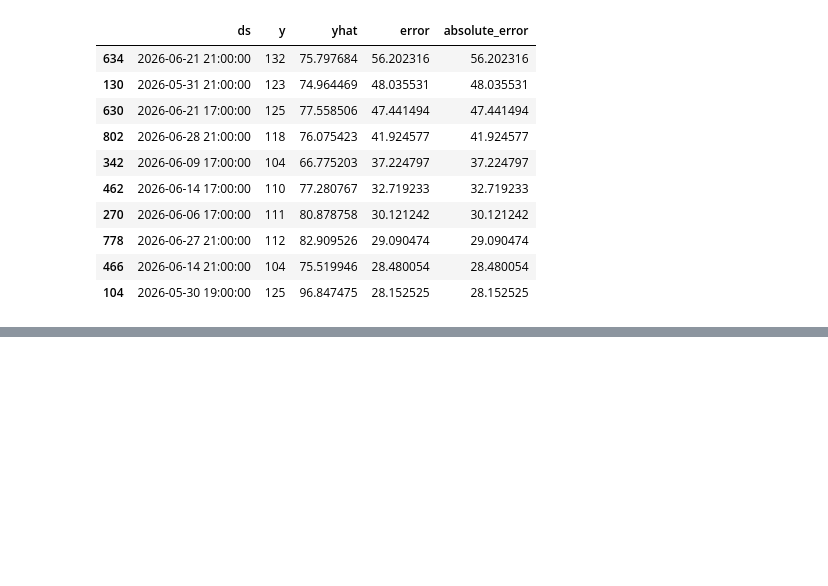
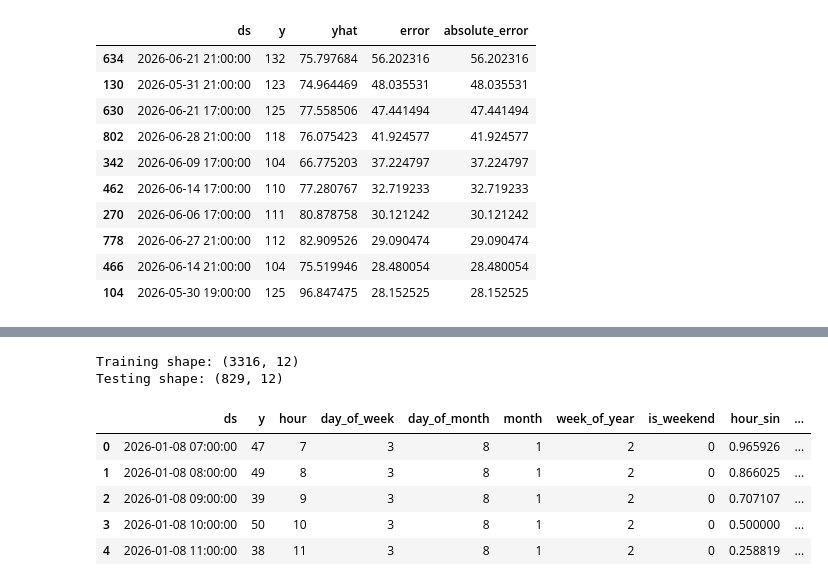
Before and after one commit to iabhishek765/snabbit_demand_predictor, a Jupyter notebook: notebooks/eda_and_modeling.ipynb, the cells around one changed output, grey strips where cells are left out. Saved outputs shown, nothing was run; the diff lists cells and outputs as text; code cells hidden in the pictures; blank space fills up the shorter version.

```diff
--- a/notebooks/eda_and_modeling.ipynb
+++ b/notebooks/eda_and_modeling.ipynb
@@ -929,0 +1008,47 @@ display(
+# %%
+# Feature Engineering Function
+
+def create_features(df):
+    df = df.copy()
+
+    # Ensure datetime format
+    df["ds"] = pd.to_datetime(df["ds"])
+
+    # Time-based features
+    df["hour"] = df["ds"].dt.hour
+    df["day_of_week"] = df["ds"].dt.dayofweek
+    df["day_of_month"] = df["ds"].dt.day
+    df["month"] = df["ds"].dt.month
+    df["week_of_year"] = df["ds"].dt.isocalendar().week.astype(int)
+
+    # Weekend feature
+    df["is_weekend"] = (df["day_of_week"] >= 5).astype(int)
+
+    # Cyclical encoding for hour
+    df["hour_sin"] = np.sin(2 * np.pi * df["hour"] / 24)
+    df["hour_cos"] = np.cos(2 * np.pi * df["hour"] / 24)
+
+    # Cyclical encoding for day of week
+    df["day_sin"] = np.sin(2 * np.pi * df["day_of_week"] / 7)
+    df["day_cos"] = np.cos(2 * np.pi * df["day_of_week"] / 7)
+
+    return df
+# %%
+# Apply feature engineering
+
+train_features = create_features(prophet_train)
+test_features = create_features(prophet_test)
+
+print("Training shape:", train_features.shape)
+print("Testing shape:", test_features.shape)
+
+display(train_features.head())
+# %% [output]
+Training shape: (3316, 12)
+Testing shape: (829, 12)
+|  | ds | y | hour | day_of_week | day_of_month | month | week_of_year | is_weekend | hour_sin | ... |
+| 0 | 2026-01-08 07:00:00 | 47 | 7 | 3 | 8 | 1 | 2 | 0 | 0.965926 | ... |
+| 1 | 2026-01-08 08:00:00 | 49 | 8 | 3 | 8 | 1 | 2 | 0 | 0.866025 | ... |
+| 2 | 2026-01-08 09:00:00 | 39 | 9 | 3 | 8 | 1 | 2 | 0 | 0.707107 | ... |
+| 3 | 2026-01-08 10:00:00 | 50 | 10 | 3 | 8 | 1 | 2 | 0 | 0.500000 | ... |
+| 4 | 2026-01-08 11:00:00 | 38 | 11 | 3 | 8 | 1 | 2 | 0 | 0.258819 | ... |
```
Also changed, not shown: parts of 20 cells of this notebook, 8 other files.
